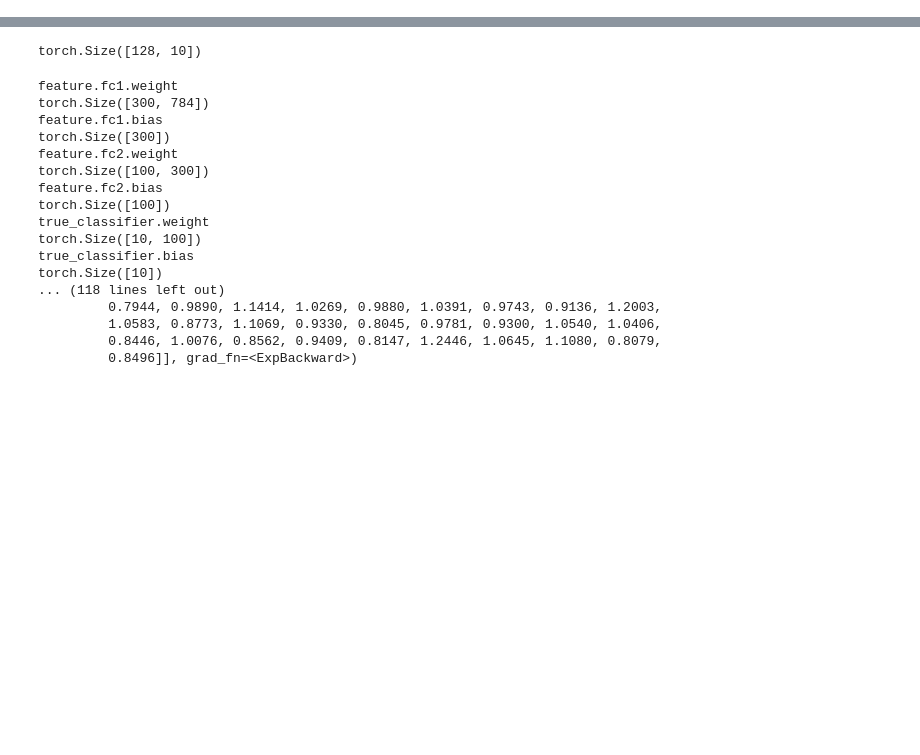
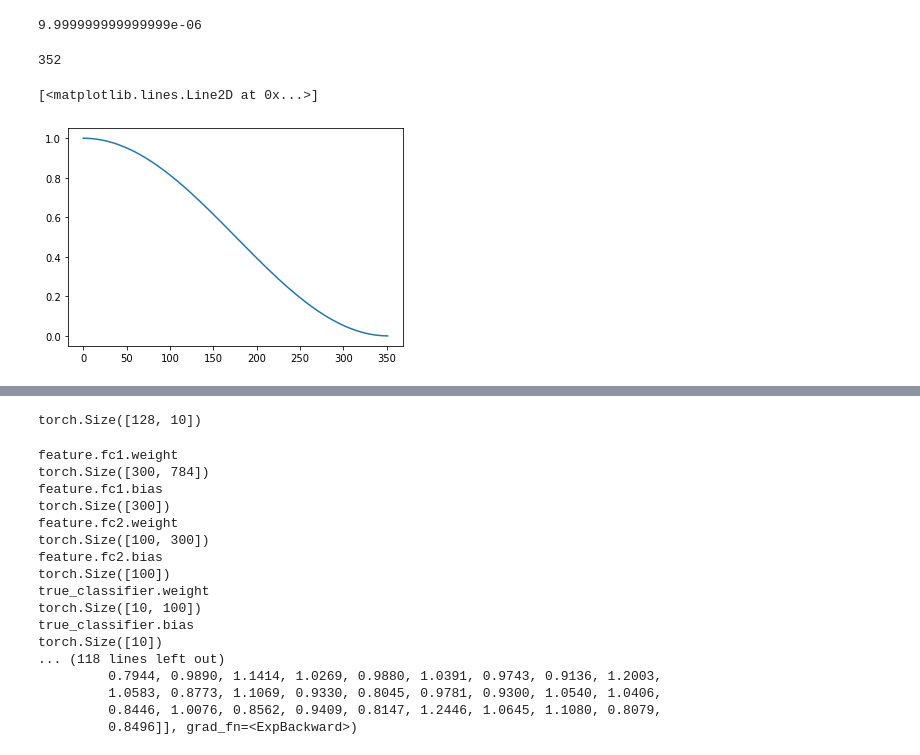
Before and after one commit to hlml/random_games, a Jupyter notebook: playground.ipynb, the cells around one changed output, grey strips where cells are left out. Drawn from its saved outputs; the diff is of its cells as text; code cells hidden in the pictures; blank space fills up the shorter version.

```diff
--- a/playground.ipynb
+++ b/playground.ipynb
@@ -106,0 +266,22 @@ rand_labels_val = torch.utils.data.DataLoader(rand_labels_val, batch_size=128, s
+# %%
+def cosine_annealing(step, total_steps, lr_max, lr_min):
+    return lr_min + (lr_max - lr_min) * 0.5 * (
+            1 + np.cos(step / total_steps * np.pi))
+# %%
+1e-6 / 0.1
+# %% [output]
+9.999999999999999e-06
+# %%
+len(trainloader)
+# %% [output]
+352
+# %%
+lr_track=[]
+# %%
+for i in range(0,35200, 100):
+    lr_track.append(cosine_annealing(i, 35200, 1, 1e-5))
+# %%
+plt.plot(lr_track)
+# %% [output]
+[<matplotlib.lines.Line2D at 0x...>]
+[figure, added]
```
Also changed, not shown: parts of 42 cells of this notebook, 8 other files.
